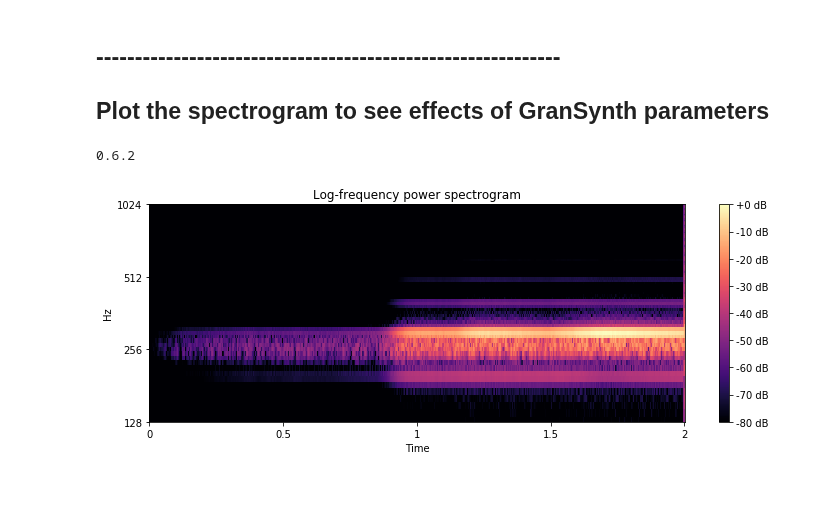
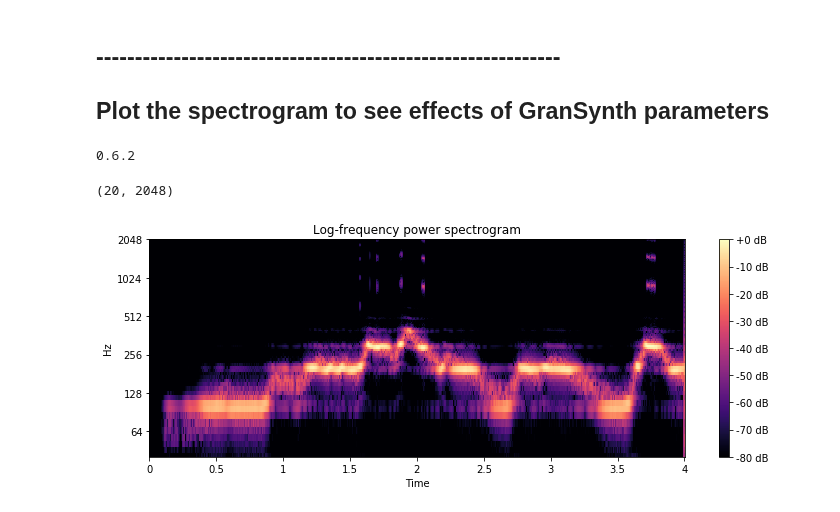
Before and after one commit to benholtzman/datamovies, a Jupyter notebook: 1_codes/s05_GranSynth_RTcmix.ipynb, the cells around one changed output. Saved outputs shown, nothing was run; the diff lists cells and outputs as text; code cells hidden in the pictures.

```diff
--- a/1_codes/s05_GranSynth_RTcmix.ipynb
+++ b/1_codes/s05_GranSynth_RTcmix.ipynb
@@ -39,7 +39,8 @@ CMIX found.
 ## READ IN THE DATA !
 # %%
 # READ IN THE DATA FILE ! ! !
-datafilename = '../0_data_examples/breathalyzer/BA_ben_1.pkl'
+#datafilename = '../0_data_examples/breathalyzer/BA_ben_1.pkl'
+datafilename = '../0_data_nogit/pizzadevils_120s.pkl'
 breath = pd.read_pickle(datafilename) # np.loadtxt(datafilename)
 print(breath[0:5])
 time = np.array(breath.time_s)
@@ -166,25 +178,26 @@ lern_GRANSYNTH_v1_pitchjitVAR.wav
 # %%
 # LOAD THE SOUND FILE
 import librosa
 print(librosa.__version__)
 import librosa.display
 
 filename = tones_dict['base_name'] + '.wav'
 
 y, sr = librosa.load(filename)
 y_db = librosa.amplitude_to_db(np.abs(librosa.stft(y)), ref=np.max)
 
 plt.figure(figsize=(12,4))
-librosa.display.specshow(y_db, sr=sr, hop_length=64, x_axis='time', y_axis='log') #y_axis='log'
+librosa.display.specshow(y_db, sr=sr, hop_length=128, x_axis='time', y_axis='log') #y_axis='log'
 plt.colorbar(format='%+2.0f dB')
 plt.title('Log-frequency power spectrogram')
-plt.ylim([128,1024])
+plt.ylim([20,2048])
 
-figname = tones_dict['base_name'] + '.png'
-plt.savefig(figname,dpi=120)
+#figname = tones_dict['base_name'] + '.png'
+#plt.savefig(figname,dpi=120)
 # %% [output]
 0.6.2
+(20, 2048)
-[figure, old version]
+[figure, new version]
 # %%
 # Or a lower level approach, using scipy, spsig.
 
```
Also changed, not shown: parts of 9 cells of this notebook, 3 other files.
